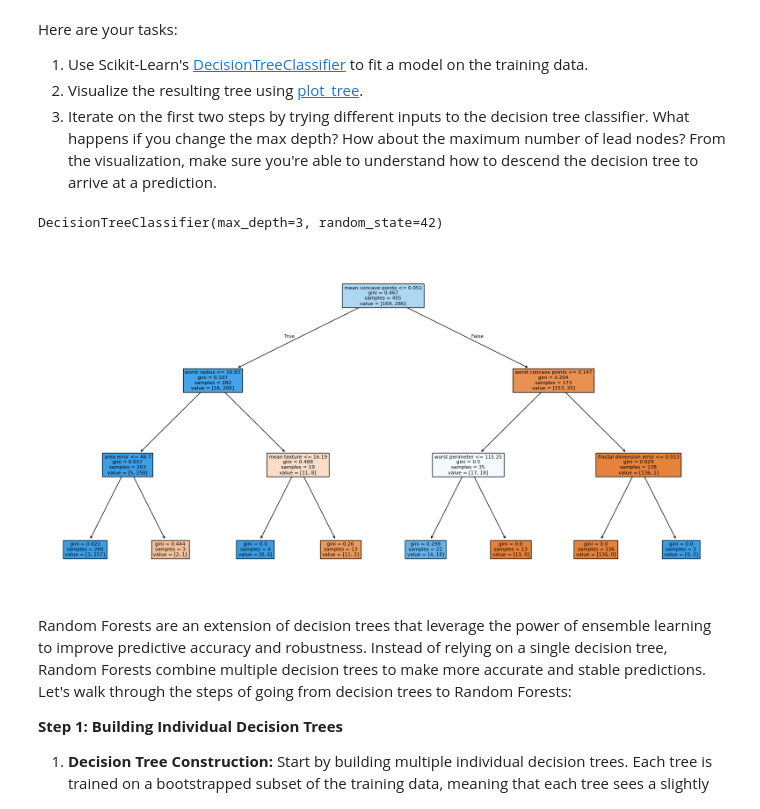
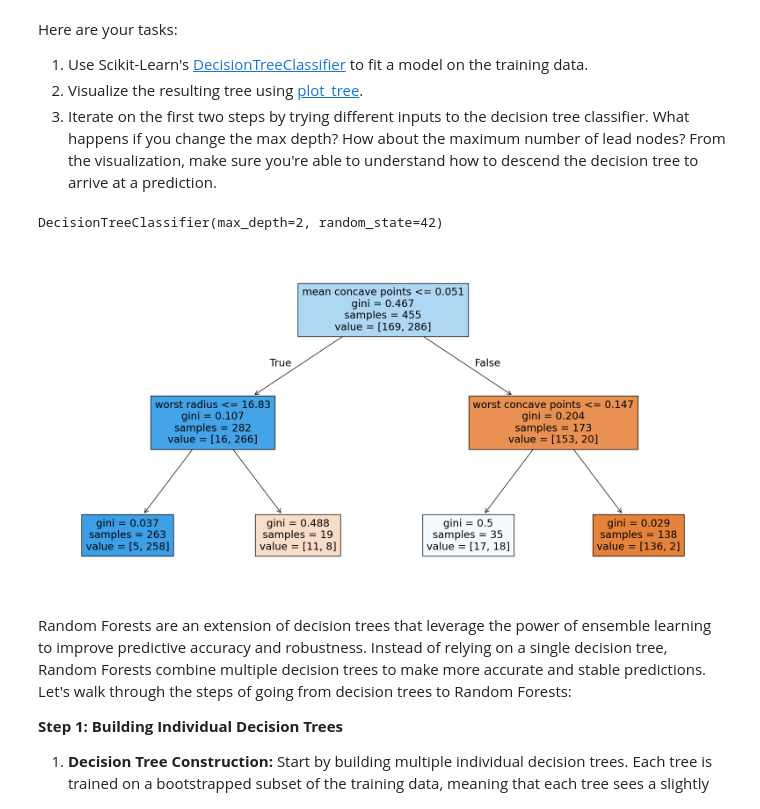
Before and after one commit to spdb9876/SpringBoard, a Jupyter notebook: Student_MLE_MiniProject_Trees_and_Forests.ipynb, the cells around one changed output. Cells and saved outputs as stored; diff of their text form; code cells hidden in the pictures.

```diff
--- a/Student_MLE_MiniProject_Trees_and_Forests.ipynb
+++ b/Student_MLE_MiniProject_Trees_and_Forests.ipynb
@@ -113,17 +113,17 @@ Here are your tasks:
 3. Iterate on the first two steps by trying different inputs to the decision tree classifier. What happens if you change the max depth? How about the maximum number of lead nodes? From the visualization, make sure you're able to understand how to descend the decision tree to arrive at a prediction.
 # %%
 # Create a Decision Tree model
-model= DecisionTreeClassifier(max_depth= 3, random_state= 42)
-model.fit(X_train, y_train)
+dt_model= DecisionTreeClassifier(max_depth=2,random_state= 42)
+dt_model.fit(X_train, y_train)
 # %% [output]
-DecisionTreeClassifier(max_depth=3, random_state=42)
+DecisionTreeClassifier(max_depth=2, random_state=42)
 # %%
 # Visualize the Decision Tree
 plt.figure(figsize= (20, 10))
-plot_tree(model, filled= True, feature_names= X.columns)
+plot_tree(dt_model, filled= True, feature_names= X.columns)
 plt.show()
 # %% [output]
-[figure, old version]
+[figure, new version]
 # %% [markdown]
 Random Forests are an extension of decision trees that leverage the power of ensemble learning to improve predictive accuracy and robustness. Instead of relying on a single decision tree, Random Forests combine multiple decision trees to make more accurate and stable predictions. Let's walk through the steps of going from decision trees to Random Forests:
 
```
Also changed, not shown: parts of 7 cells of this notebook.
